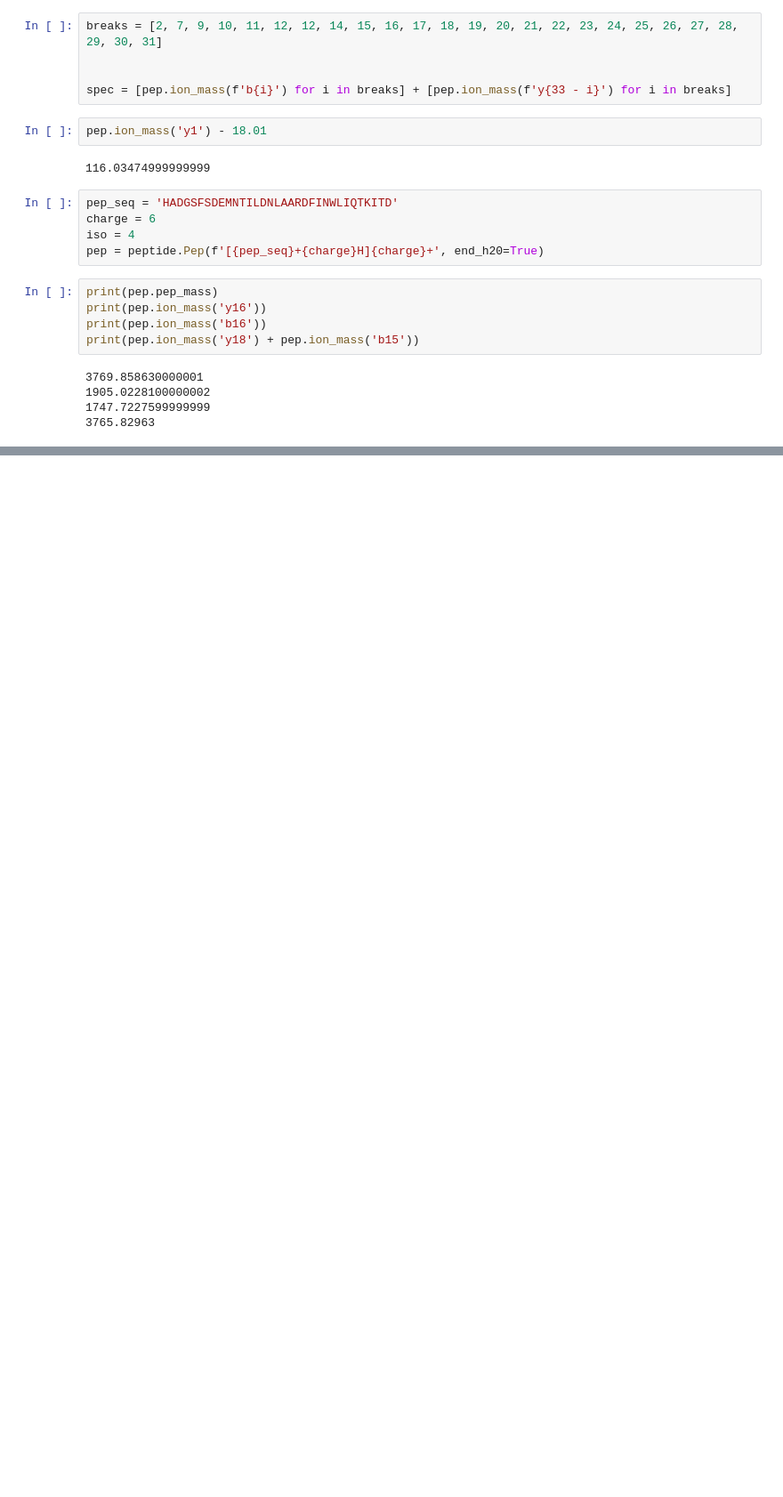
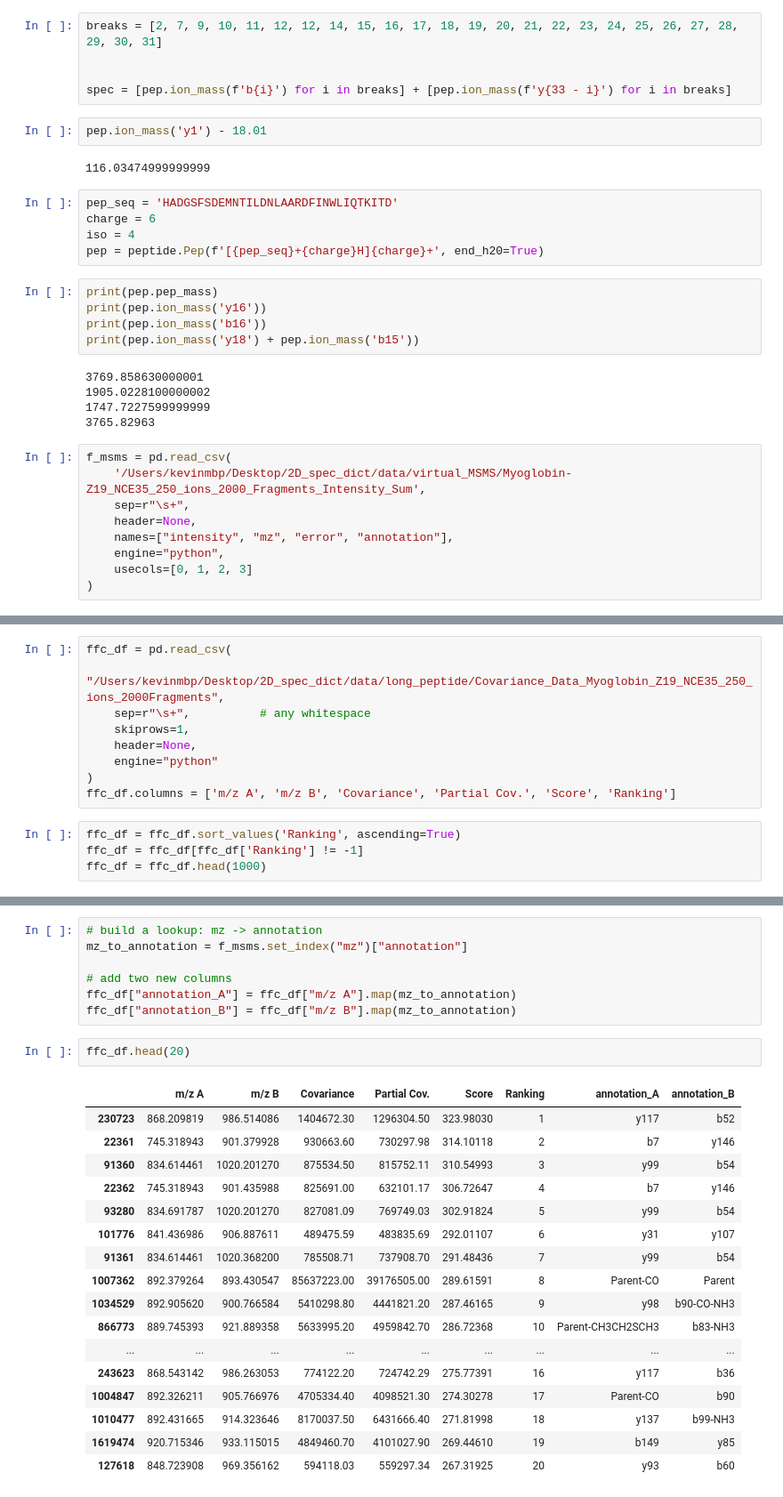
Before and after one commit to Kevinxsn/2D_spec_dict, a Jupyter notebook: long_peptide/analysis.ipynb, the cells around one changed output, grey strips where cells are left out. Shown at 89% size. Cells and saved outputs as stored; diff of their text form; blank space fills up the shorter version.

```diff
--- a/long_peptide/analysis.ipynb
+++ b/long_peptide/analysis.ipynb
@@ -388,3 +388,12 @@ print(pep.ion_mass('y18') + pep.ion_mass('b15'))
 1905.0228100000002
 1747.7227599999999
 3765.82963
+# %%
+f_msms = pd.read_csv(
+    '/Users/kevinmbp/Desktop/2D_spec_dict/data/virtual_MSMS/Myoglobin-Z19_NCE35_250_ions_2000_Fragments_Intensity_Sum',
+    sep=r"\s+",
+    header=None,
+    names=["intensity", "mz", "error", "annotation"],
+    engine="python",
+    usecols=[0, 1, 2, 3]
+)
@@ -390,0 +416,13 @@ print(pep.ion_mass('y18') + pep.ion_mass('b15'))
+# %%
+ffc_df = pd.read_csv(
+    "/Users/kevinmbp/Desktop/2D_spec_dict/data/long_peptide/Covariance_Data_Myoglobin_Z19_NCE35_250_ions_2000Fragments",
+    sep=r"\s+",          # any whitespace
+    skiprows=1,
+    header=None,
+    engine="python"
+)
+ffc_df.columns = ['m/z A', 'm/z B', 'Covariance', 'Partial Cov.', 'Score', 'Ranking']
+# %%
+ffc_df = ffc_df.sort_values('Ranking', ascending=True)
+ffc_df = ffc_df[ffc_df['Ranking'] != -1]
+ffc_df = ffc_df.head(1000)
@@ -390,0 +438,27 @@ print(pep.ion_mass('y18') + pep.ion_mass('b15'))
+# %%
+# build a lookup: mz -> annotation
+mz_to_annotation = f_msms.set_index("mz")["annotation"]
+
+# add two new columns
+ffc_df["annotation_A"] = ffc_df["m/z A"].map(mz_to_annotation)
+ffc_df["annotation_B"] = ffc_df["m/z B"].map(mz_to_annotation)
+# %%
+ffc_df.head(20)
+# %% [output]
+|  | m/z A | m/z B | Covariance | Partial Cov. | Score | Ranking | annotation_A | annotation_B |
+| 230723 | 868.209819 | 986.514086 | 1404672.30 | 1296304.50 | 323.98030 | 1 | y117 | b52 |
+| 22361 | 745.318943 | 901.379928 | 930663.60 | 730297.98 | 314.10118 | 2 | b7 | y146 |
+| 91360 | 834.614461 | 1020.201270 | 875534.50 | 815752.11 | 310.54993 | 3 | y99 | b54 |
+| 22362 | 745.318943 | 901.435988 | 825691.00 | 632101.17 | 306.72647 | 4 | b7 | y146 |
+| 93280 | 834.691787 | 1020.201270 | 827081.09 | 769749.03 | 302.91824 | 5 | y99 | b54 |
+| 101776 | 841.436986 | 906.887611 | 489475.59 | 483835.69 | 292.01107 | 6 | y31 | y107 |
+| 91361 | 834.614461 | 1020.368200 | 785508.71 | 737908.70 | 291.48436 | 7 | y99 | b54 |
+| 1007362 | 892.379264 | 893.430547 | 85637223.00 | 39176505.00 | 289.61591 | 8 | Parent-CO | Parent |
+| 1034529 | 892.905620 | 900.766584 | 5410298.80 | 4441821.20 | 287.46165 | 9 | y98 | b90-CO-NH3 |
+| 866773 | 889.745393 | 921.889358 | 5633995.20 | 4959842.70 | 286.72368 | 10 | Parent-CH3CH2SCH3 | b83-NH3 |
+| ... | ... | ... | ... | ... | ... | ... | ... | ... |
+| 243623 | 868.543142 | 986.263053 | 774122.20 | 724742.29 | 275.77391 | 16 | y117 | b36 |
+| 1004847 | 892.326211 | 905.766976 | 4705334.40 | 4098521.30 | 274.30278 | 17 | Parent-CO | b90 |
+| 1010477 | 892.431665 | 914.323646 | 8170037.50 | 6431666.40 | 271.81998 | 18 | y137 | b99-NH3 |
+| 1619474 | 920.715346 | 933.115015 | 4849460.70 | 4101027.90 | 269.44610 | 19 | b149 | y85 |
+| 127618 | 848.723908 | 969.356162 | 594118.03 | 559297.34 | 267.31925 | 20 | y93 | b60 |
```
Also changed, not shown: parts of 6 cells of this notebook, 14 other files.
